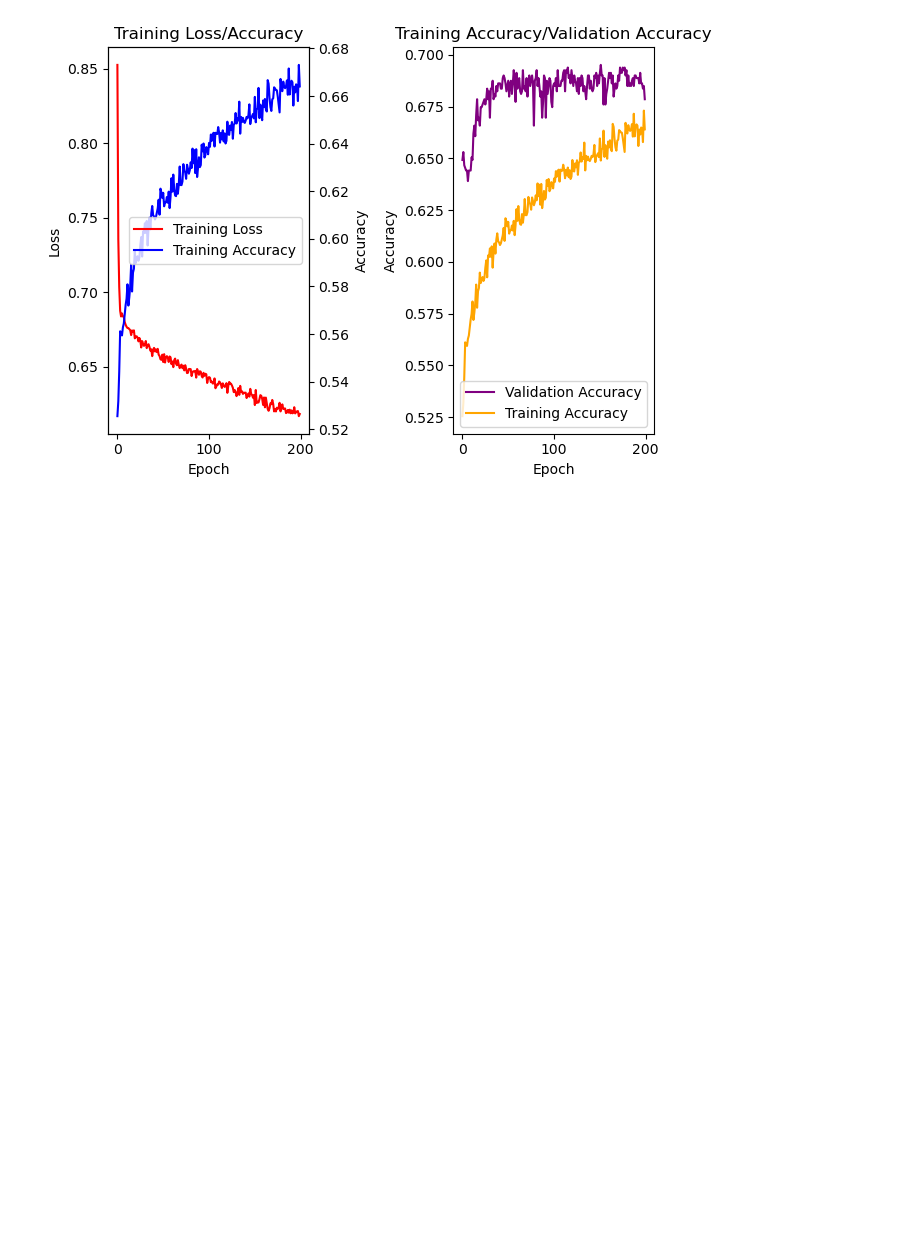
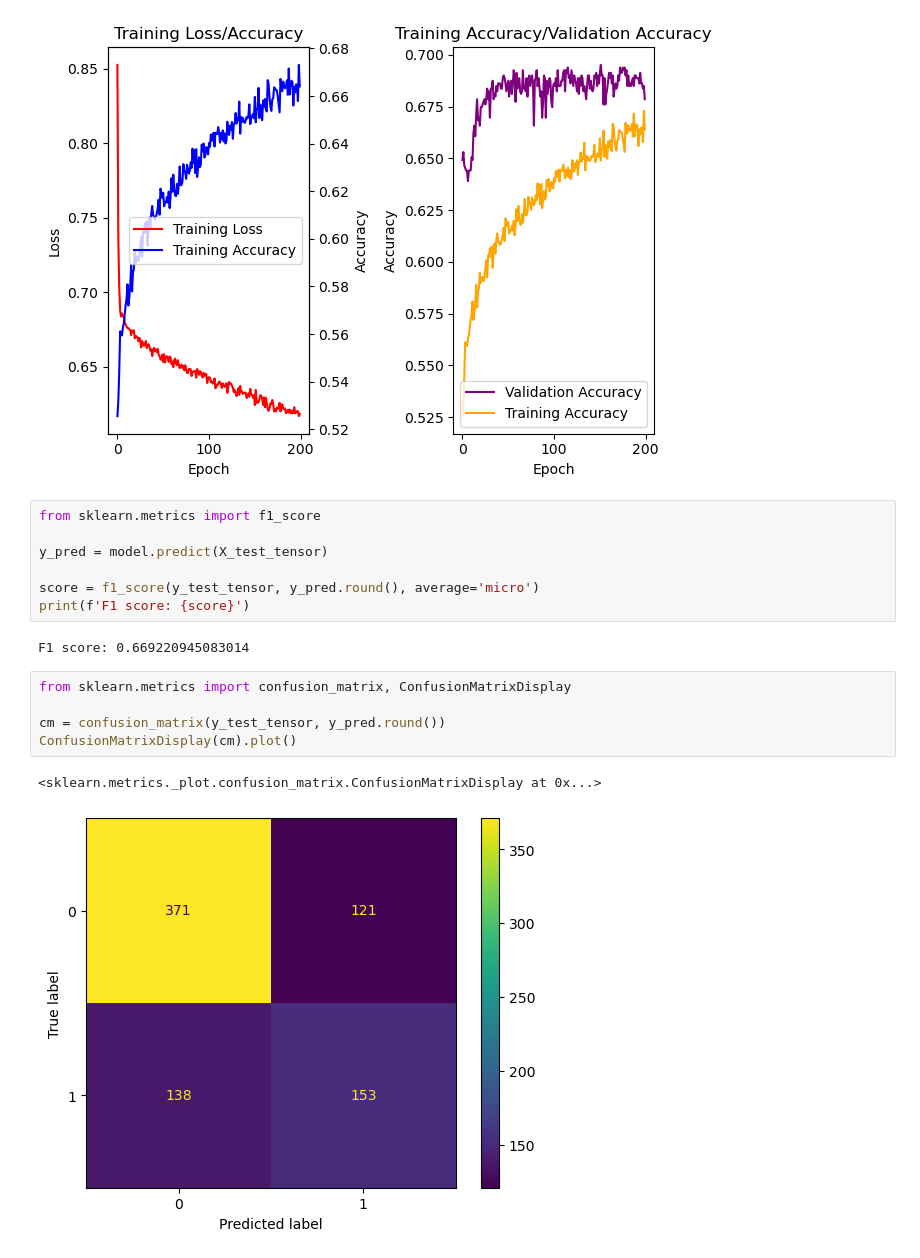
Before and after one commit to Willjterwright/grpA, a Jupyter notebook: Recreating Richards results.ipynb, the cells around one changed output. Saved outputs shown, nothing was run; the diff lists cells and outputs as text; blank space fills up the shorter version.

```diff
--- a/Recreating Richards results.ipynb
+++ b/Recreating Richards results.ipynb
@@ -645,3 +645,20 @@ def plot_curves(history):
 plot_curves(history)
 # %% [output]
 [figure]
+# %%
+from sklearn.metrics import f1_score
+
+y_pred = model.predict(X_test_tensor)
+
+score = f1_score(y_test_tensor, y_pred.round(), average='micro')
+print(f'F1 score: {score}')
+# %% [output]
+F1 score: 0.669220945083014
+# %%
+from sklearn.metrics import confusion_matrix, ConfusionMatrixDisplay
+
+cm = confusion_matrix(y_test_tensor, y_pred.round())
+ConfusionMatrixDisplay(cm).plot()
+# %% [output]
+<sklearn.metrics._plot.confusion_matrix.ConfusionMatrixDisplay at 0x...>
+[figure, added]
```
